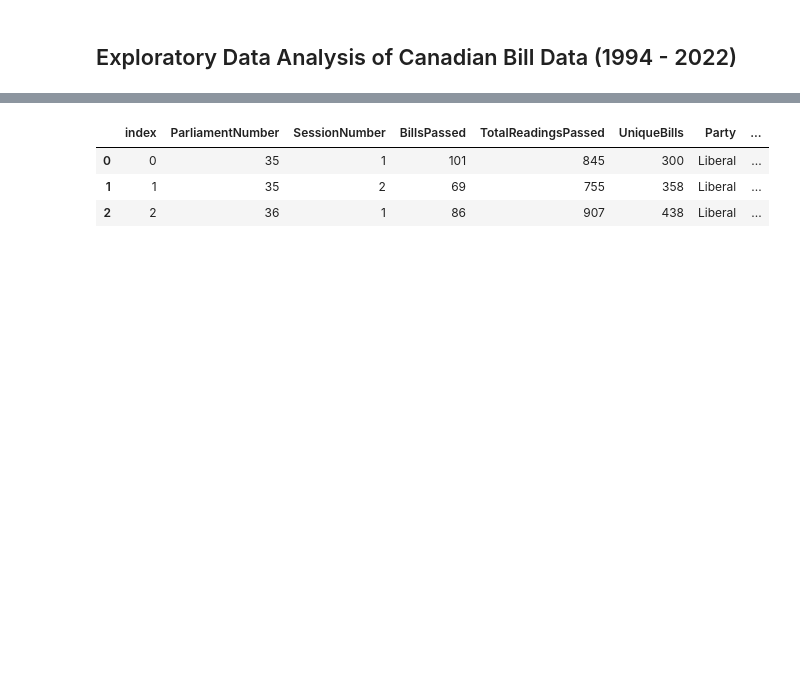
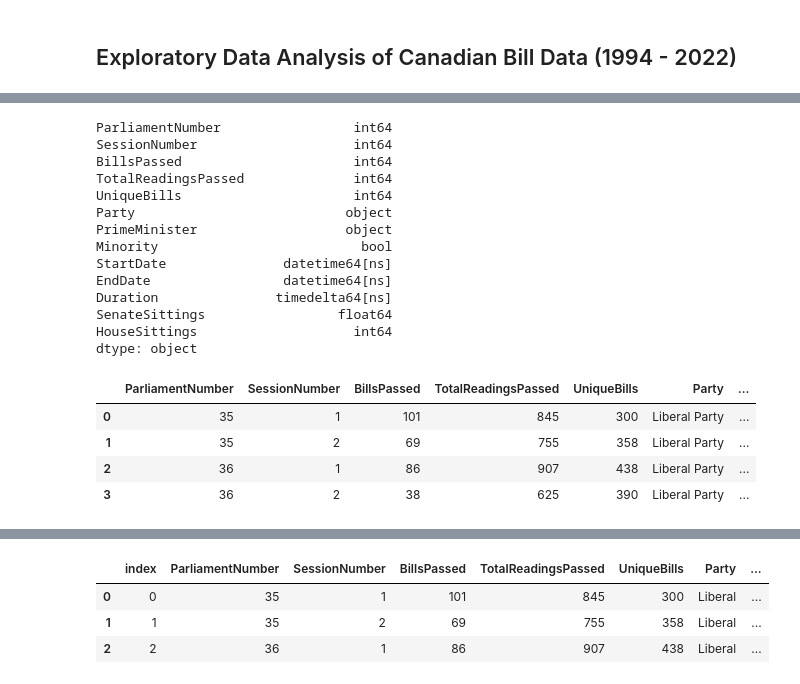
Before and after one commit to rileywheadon/canadian-legislation-visualisation, a Jupyter notebook: notebooks/04-visualisation.ipynb, the cells around one changed output, grey strips where cells are left out. Cells and saved outputs as stored; diff of their text form; code cells hidden in the pictures; blank space fills up the shorter version.

```diff
--- a/notebooks/04-visualisation.ipynb
+++ b/notebooks/04-visualisation.ipynb
@@ -10,6 +10,12 @@ import plotly.express as px
 data = pd.read_csv('../data/cleaned/bill_data.csv')
 parliaments = pd.read_csv('../data/cleaned/parliament_data.csv')
 
+# Change parliaments columns back to datetime format
+for col in ['StartDate', 'EndDate']:
+    parliaments[col] = pd.to_datetime(parliaments[col])
+
+parliaments['Duration'] = pd.to_timedelta(parliaments['Duration'])
+
 # Display all columns
 with pd.option_context('display.max_columns', None):
     display(data.head(3))
@@ -63,4 +74,27 @@ display(by_parl.head(4))
 # %%
-# Merging by_parliament with session data
-by_parl = pd.merge(by_parl.reset_index(), parliaments, on = ['ParliamentNumber', 'SessionNumber'], how = 'left')
+# Merge with parliament data
+data_1 = pd.merge(data_1, parliaments, on = ['ParliamentNumber', 'SessionNumber'], how = 'left')
+
+print(data_1.dtypes)
+display(data_1.head(4))
+# %% [output]
+ParliamentNumber                 int64
+SessionNumber                    int64
+BillsPassed                      int64
+TotalReadingsPassed              int64
+UniqueBills                      int64
+Party                           object
+PrimeMinister                   object
+Minority                          bool
+StartDate               datetime64[ns]
+EndDate                 datetime64[ns]
+Duration               timedelta64[ns]
+SenateSittings                 float64
+HouseSittings                    int64
+dtype: object
+|  | ParliamentNumber | SessionNumber | BillsPassed | TotalReadingsPassed | UniqueBills | Party | ... |
+| 0 | 35 | 1 | 101 | 845 | 300 | Liberal Party | ... |
+| 1 | 35 | 2 | 69 | 755 | 358 | Liberal Party | ... |
+| 2 | 36 | 1 | 86 | 907 | 438 | Liberal Party | ... |
+| 3 | 36 | 2 | 38 | 625 | 390 | Liberal Party | ... |
 # %%
```
Also changed, not shown: parts of 11 cells of this notebook, 2 other files.
